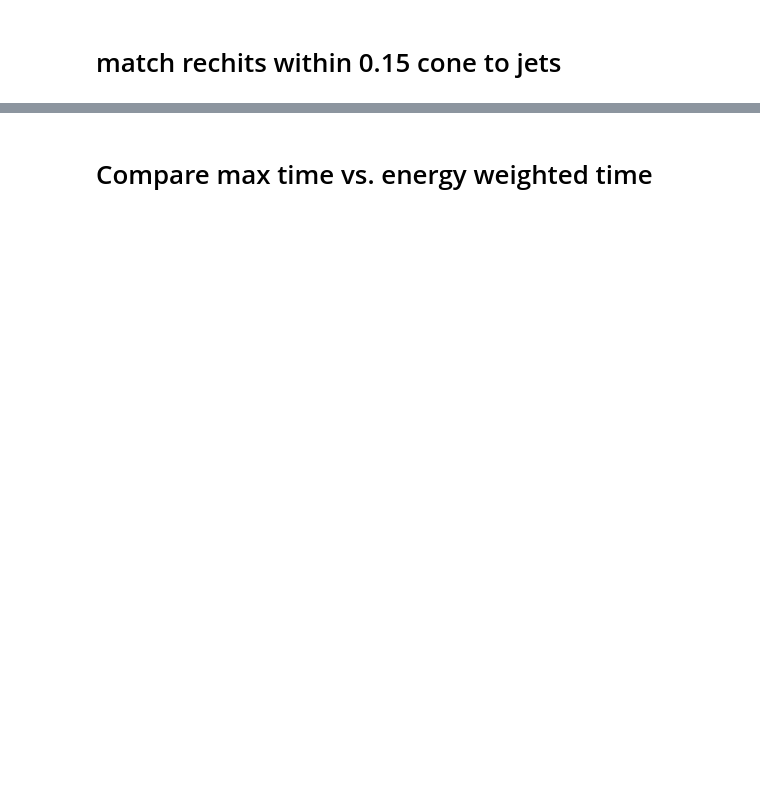
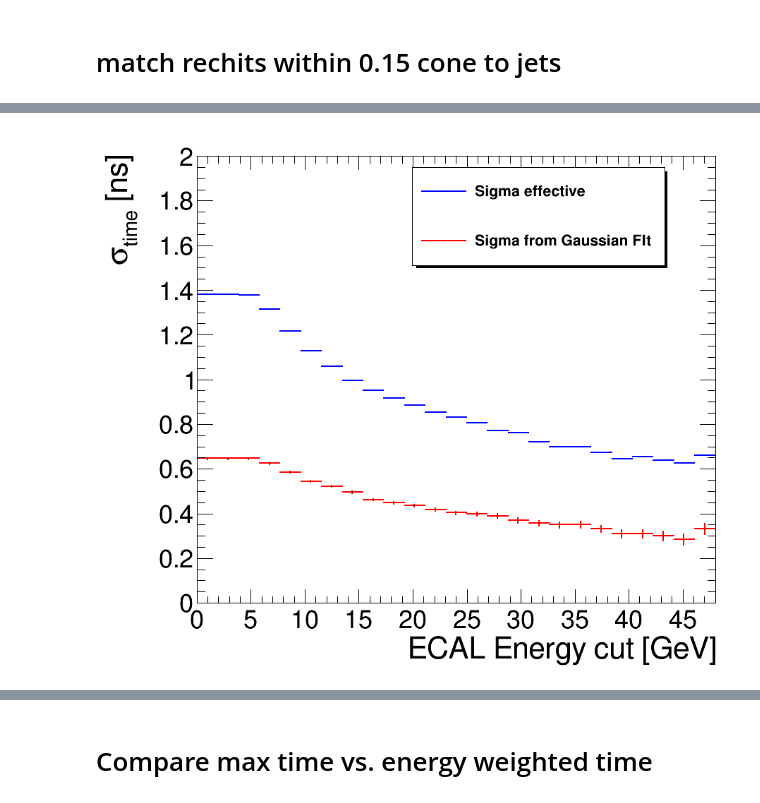
Before and after one commit to cms-lpc-llp/delayed_jet_analyzer, a Jupyter notebook: plot_scripts/time_rechit_studies.ipynb, the cells around one changed output, grey strips where cells are left out. Drawn from its saved outputs; the diff is of its cells as text; code cells hidden in the pictures; blank space fills up the shorter version.

```diff
--- a/plot_scripts/time_rechit_studies.ipynb
+++ b/plot_scripts/time_rechit_studies.ipynb
@@ -375,0 +463,91 @@ Warning in <TROOT::Append>: Replacing existing TH1: h (Potential memory leak).
+# %%
+import array
+c = rt.TCanvas('c','c', 900, 800)
+h = {}
+# leg = rt.TLegend(0.50,0.75,0.97,0.93)
+leg = rt.TLegend(0.50,0.75,0.90,0.93)
+leg.SetTextSize(0.022)
+# leg.SetTextFont(42)
+leg.SetEntrySeparation(0.01)
+max_y = 0
+i=0
+# ecal_energy_cut = [0,5,10,20,30]
+ecal_energy_cut = range(0,50,2)
+# k = 'bbbb_mh125_ctau1'
+k='QCD30'
+
+res = rt.TH1F('trd','res', len(ecal_energy_cut),min(ecal_energy_cut),max(ecal_energy_cut))
+res_eff = rt.TH1F('trd','res_eff',len(ecal_energy_cut),min(ecal_energy_cut),max(ecal_energy_cut))
+
+for i,cut in enumerate(ecal_energy_cut):
+
+    cond = jetEcalEnergy[k] > cut
+#     print(len(jetEcalEnergy[k]))
+    hnew.Delete()
+    hnew2.Delete()
+    hnew= create_TH1D(jetTime[k][cond],axis_title = ['jet time [ns]','Events'], binning=[500000,-8,10])
+    hnew2 = create_TH1D(jetTime[k][cond],axis_title = ['jet time [ns]','Events'], binning=[200,-8,10])
+
+    SS = rt.TSpectrum()
+    n_pks = SS.Search(hnew2, 0.1, "", 0.5)
+    x_pos = SS.GetPositionX()
+    y_pos = SS.GetPositionY()
+    pks = []
+    if n_pks == 0:
+        hnew2.SetLineColor(4)
+        hnew2.GetXaxis().SetRangeUser(-5,5)
+        hnew2.DrawCopy()
+        print('n_pks == 0',i,hnew.Integral(),n_pks)
+        break
+    n_pk = hnew2.FindBin(x_pos[0])
+
+    thr = 0.2 * hnew2.GetBinContent(n_pk)
+    n_low = n_pk
+    while hnew2.GetBinContent(n_low) > thr:
+        n_low -= 1
+    x_low = hnew2.GetBinCenter(n_low)
+    n_up = n_pk
+    while hnew2.GetBinContent(n_up) > thr:
+        n_up += 1
+    x_up = hnew2.GetBinCenter(n_up)
+    r = hnew2.Fit('gaus', 'LRSQ+', '', x_low, x_up)
+    r = r.Get()
+    res.SetBinContent(i+1,r.Parameter(2))
+    res.SetBinError(i+1,r.ParError(2))
+    print(r.Parameter(2))
+    n_pk = hnew.FindBin(r.Parameter(1))
+    thr = 0.68 * hnew.Integral()
+    counter = hnew.GetBinContent(n_pk)*1.0
+    n_low = n_pk
+    n_up = n_pk
+    flag = True
+    while counter < thr:
+        if flag:
+            n_low -= 1
+            counter += hnew.GetBinContent(n_low)
+        else:
+            n_up += 1
+            counter += hnew.GetBinContent(n_up)
+        flag = not flag
+    sigma_eff = (n_up - n_low) *hnew.GetBinWidth(1)
+#         sigma_eff = h1.GetStdDev()
+    res_eff.SetBinContent(i+1,sigma_eff)
+    res_eff.SetBinError(i+1,hnew.GetBinWidth(1))
+
+
+leg.SetTextSize(0.03)
+leg.AddEntry(res_eff,'Sigma effective')
+leg.AddEntry(res,'Sigma from Gaussian FIt')
+
+
+res.SetXTitle('ECAL Energy cut [GeV]')
+res.SetYTitle('#sigma_{time} [ns]')
+#     res.GetXaxis().SetRangeUser(0,800)
+res.GetYaxis().SetRangeUser(0,2)
+res.SetLineColor(2)
+res_eff.SetLineColor(4)
+res.DrawCopy()
+res_eff.DrawCopy('same')
+leg.Draw()
+c.Draw()
+# %% [output]
@@ -375,0 +588 @@ Warning in <TROOT::Append>: Replacing existing TH1: h (Potential memory leak).
+[figure, added]
```
Also changed, not shown: parts of 19 cells of this notebook, 1 other file.
